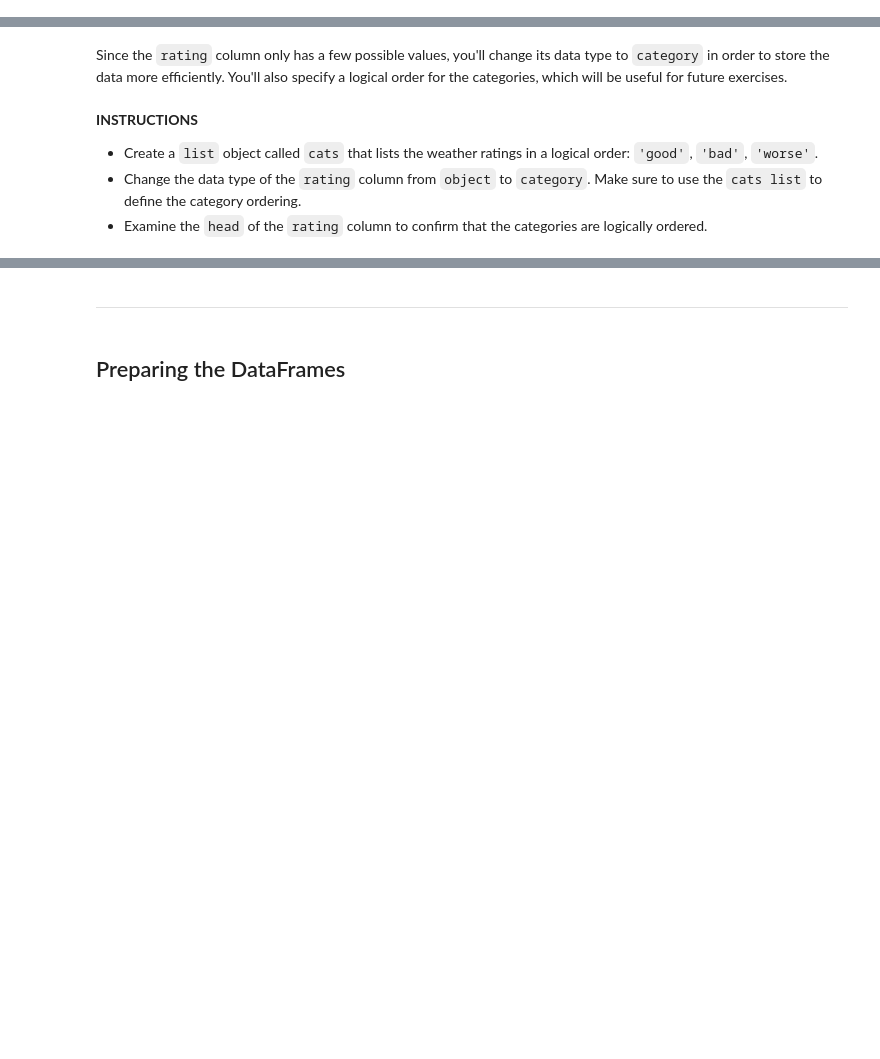
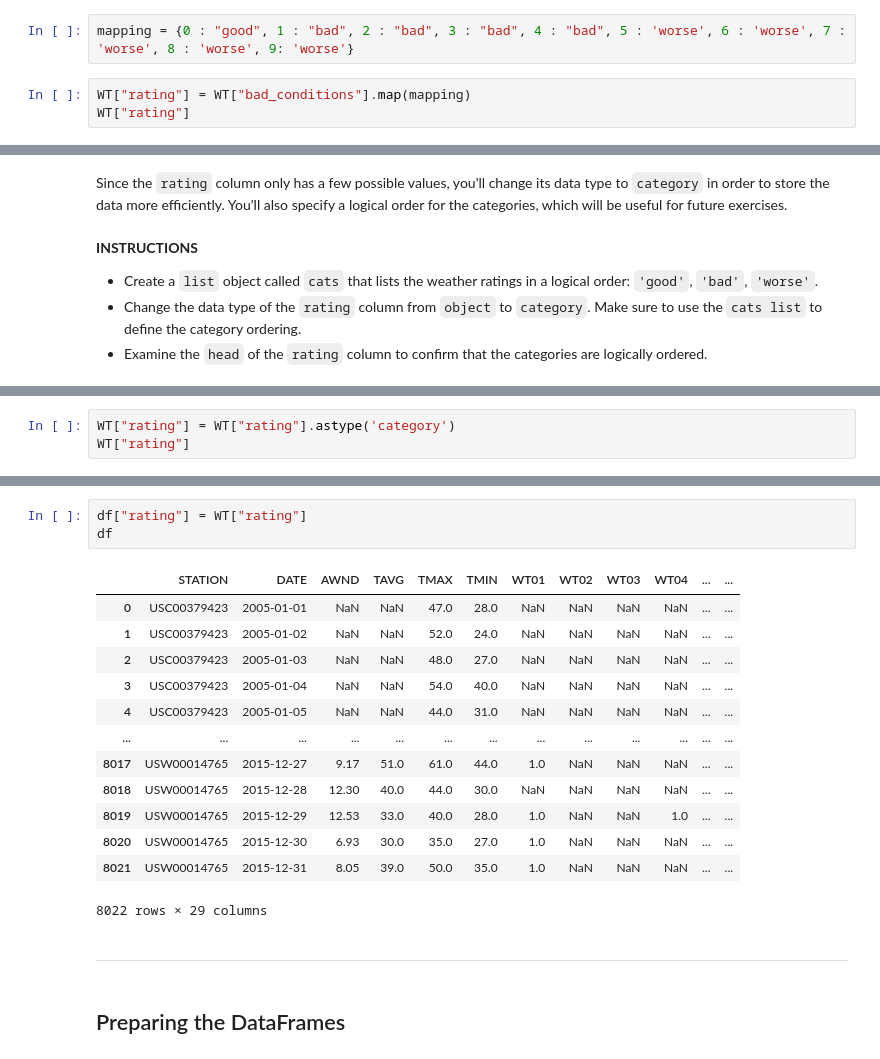
Before and after one commit to Ertugrul-Kurubal/Data-Analysis-With-Python-Projects, a Jupyter notebook: 04-Analyzing The Effect Of Weather On Policing (Student).ipynb, the cells around one changed output, grey strips where cells are left out. Saved outputs shown, nothing was run; the diff lists cells and outputs as text; blank space fills up the shorter version.

```diff
--- a/04-Analyzing The Effect Of Weather On Policing (Student).ipynb
+++ b/04-Analyzing The Effect Of Weather On Policing (Student).ipynb
@@ -188,0 +243,5 @@ The counts range from ``0`` to ``9``, and should be converted to ratings as foll
+# %%
+mapping = {0 : "good", 1 : "bad", 2 : "bad", 3 : "bad", 4 : "bad", 5 : 'worse', 6 : 'worse', 7 : 'worse', 8 : 'worse', 9: 'worse'}
+# %%
+WT["rating"] = WT["bad_conditions"].map(mapping)
+WT["rating"]
@@ -200,0 +284,3 @@ Since the ``rating`` column only has a few possible values, you'll change its da
+# %%
+WT["rating"] = WT["rating"].astype('category')
+WT["rating"]
@@ -201,3 +301,20 @@ Since the ``rating`` column only has a few possible values, you'll change its da
+# %%
+df["rating"] = WT["rating"]
+df
+# %% [output]
+|  | STATION | DATE | AWND | TAVG | TMAX | TMIN | WT01 | WT02 | WT03 | WT04 | ... | ... |
+| 0 | USC00379423 | 2005-01-01 | NaN | NaN | 47.0 | 28.0 | NaN | NaN | NaN | NaN | ... | ... |
+| 1 | USC00379423 | 2005-01-02 | NaN | NaN | 52.0 | 24.0 | NaN | NaN | NaN | NaN | ... | ... |
+| 2 | USC00379423 | 2005-01-03 | NaN | NaN | 48.0 | 27.0 | NaN | NaN | NaN | NaN | ... | ... |
+| 3 | USC00379423 | 2005-01-04 | NaN | NaN | 54.0 | 40.0 | NaN | NaN | NaN | NaN | ... | ... |
+| 4 | USC00379423 | 2005-01-05 | NaN | NaN | 44.0 | 31.0 | NaN | NaN | NaN | NaN | ... | ... |
+| ... | ... | ... | ... | ... | ... | ... | ... | ... | ... | ... | ... | ... |
+| 8017 | USW00014765 | 2015-12-27 | 9.17 | 51.0 | 61.0 | 44.0 | 1.0 | NaN | NaN | NaN | ... | ... |
+| 8018 | USW00014765 | 2015-12-28 | 12.30 | 40.0 | 44.0 | 30.0 | NaN | NaN | NaN | NaN | ... | ... |
+| 8019 | USW00014765 | 2015-12-29 | 12.53 | 33.0 | 40.0 | 28.0 | 1.0 | NaN | NaN | 1.0 | ... | ... |
+| 8020 | USW00014765 | 2015-12-30 | 6.93 | 30.0 | 35.0 | 27.0 | 1.0 | NaN | NaN | NaN | ... | ... |
+| 8021 | USW00014765 | 2015-12-31 | 8.05 | 39.0 | 50.0 | 35.0 | 1.0 | NaN | NaN | NaN | ... | ... |
+8022 rows × 29 columns
 # %% [markdown]
 ***
 # %% [markdown]
```
Also changed, not shown: parts of 15 cells of this notebook.
